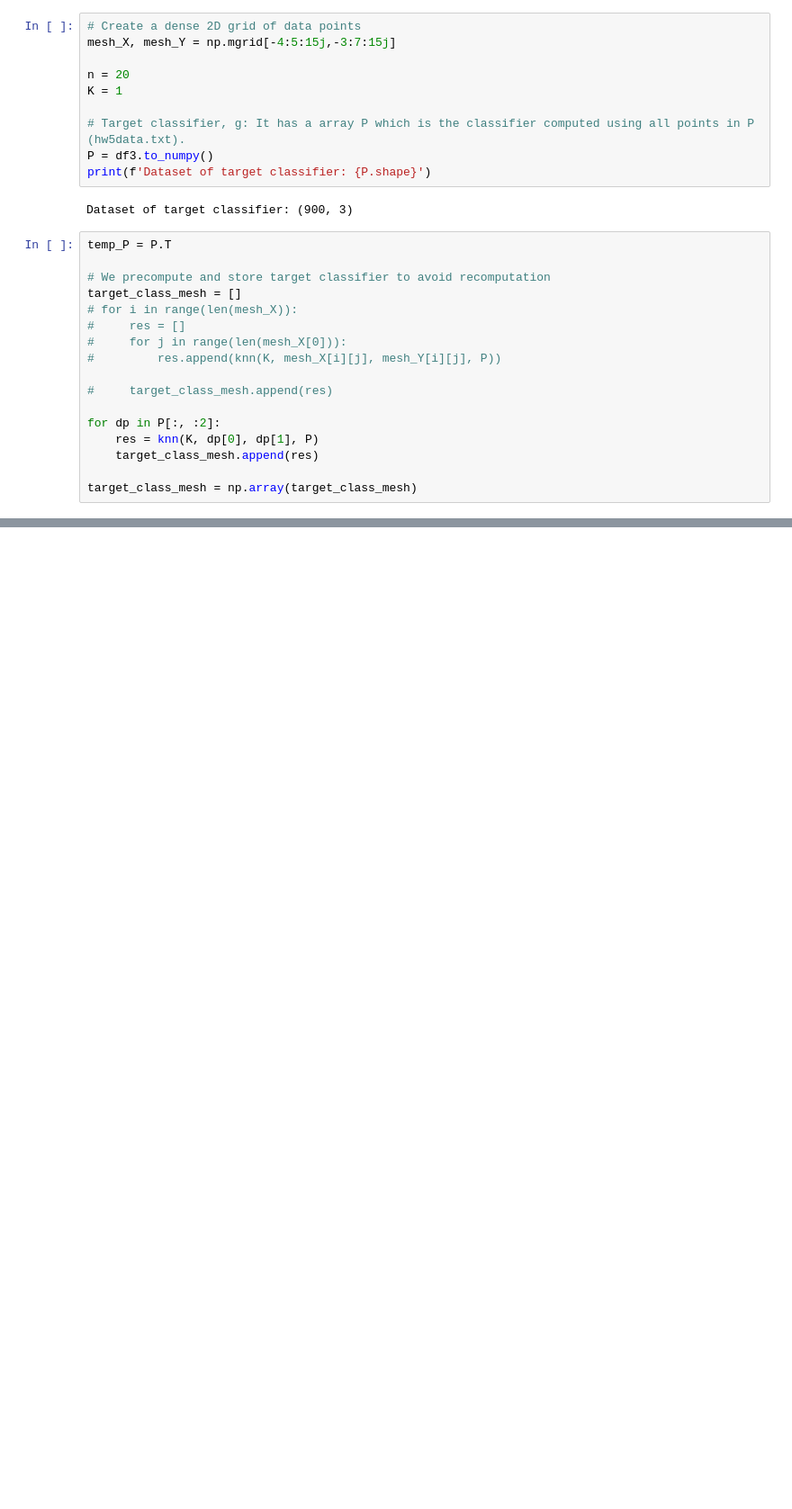
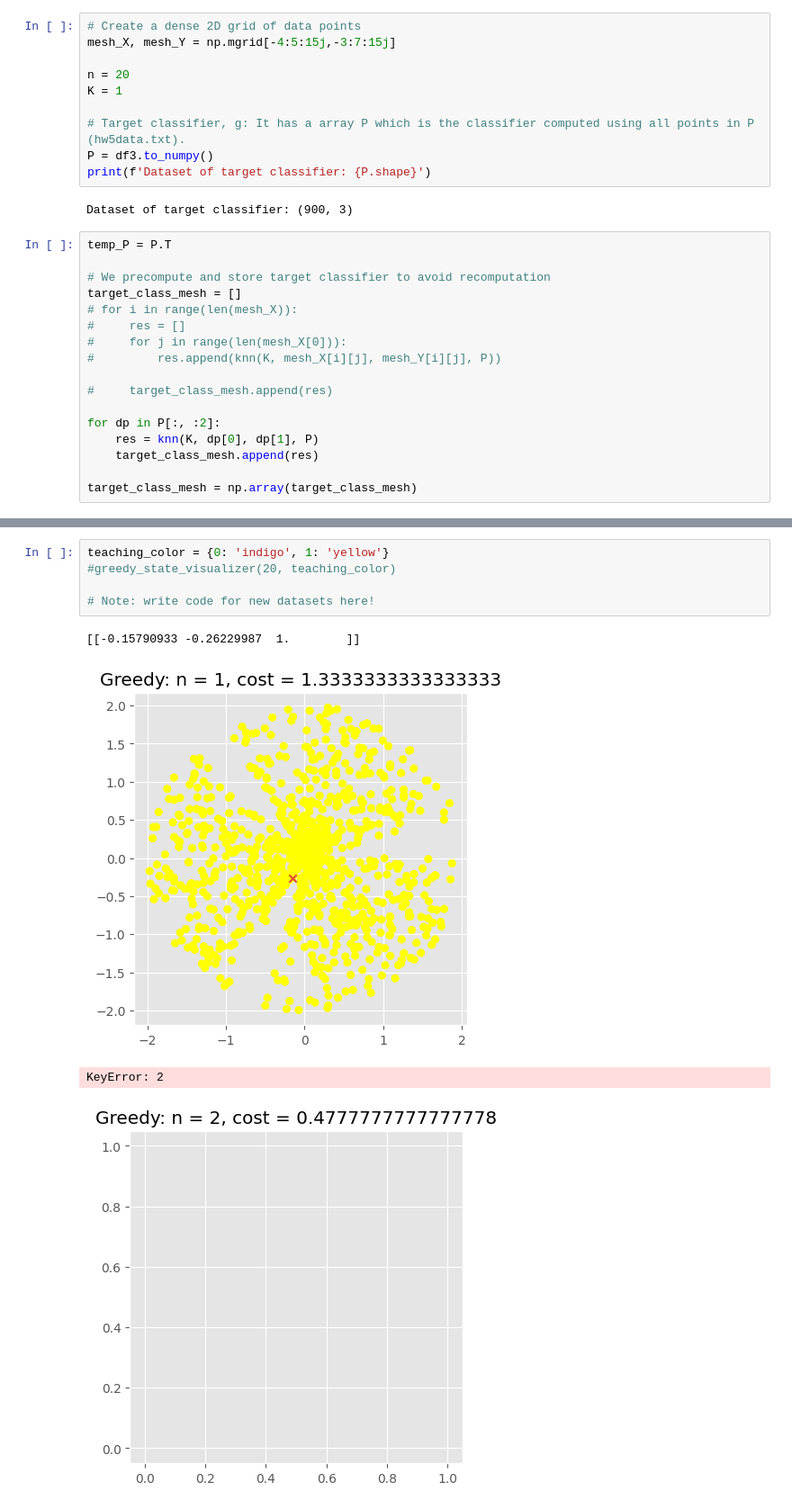
Before and after one commit to csjiet/KNN-teaching, a Jupyter notebook: main2.ipynb, the cells around one changed output, grey strips where cells are left out. Shown at 90% size. Saved outputs shown, nothing was run; the diff lists cells and outputs as text; blank space fills up the shorter version.

Commit message:
prepare greedy visualizer for 2 other dataset

```diff
--- a/main2.ipynb
+++ b/main2.ipynb
@@ -331,0 +420,10 @@ print_analyze_greedy(20, 'plasma', teaching_colors)
+# %%
+teaching_color = {0: 'indigo', 1: 'yellow'}
+#greedy_state_visualizer(20, teaching_color)
+
+# Note: write code for new datasets here!
+# %% [output]
+[[-0.15790933 -0.26229987  1.        ]]
+[figure, added]
+KeyError: 2
+[figure, added]
```
Also changed, not shown: parts of 2 cells of this notebook, 1 other file.
